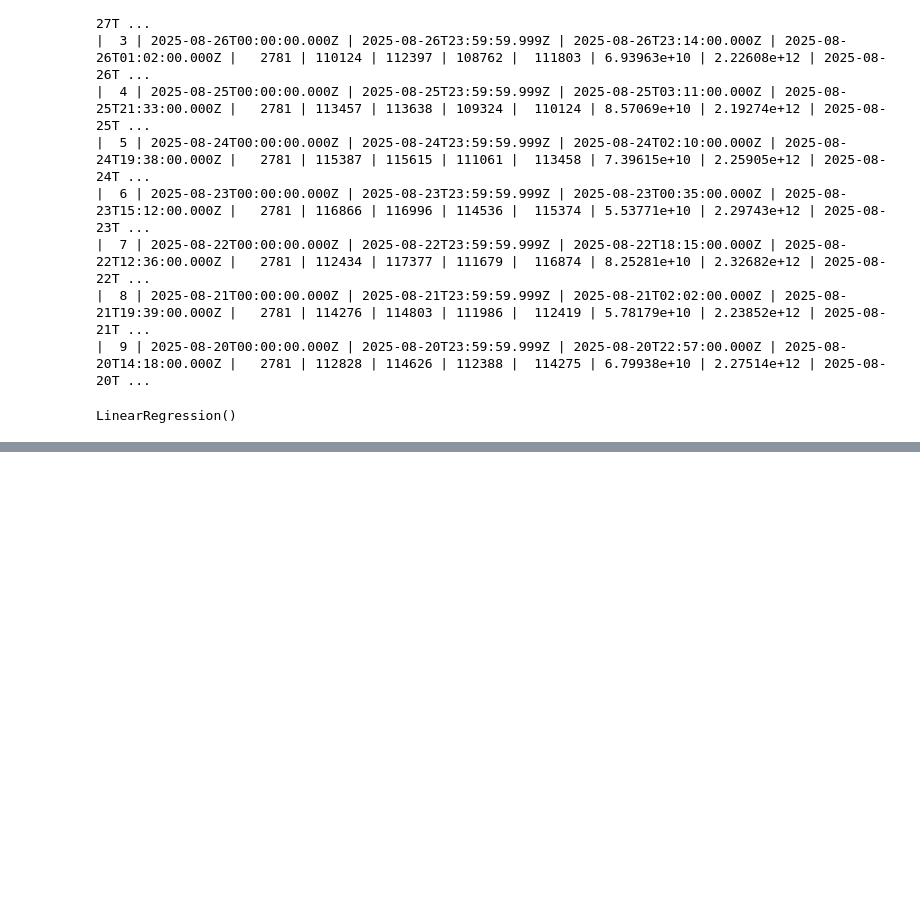
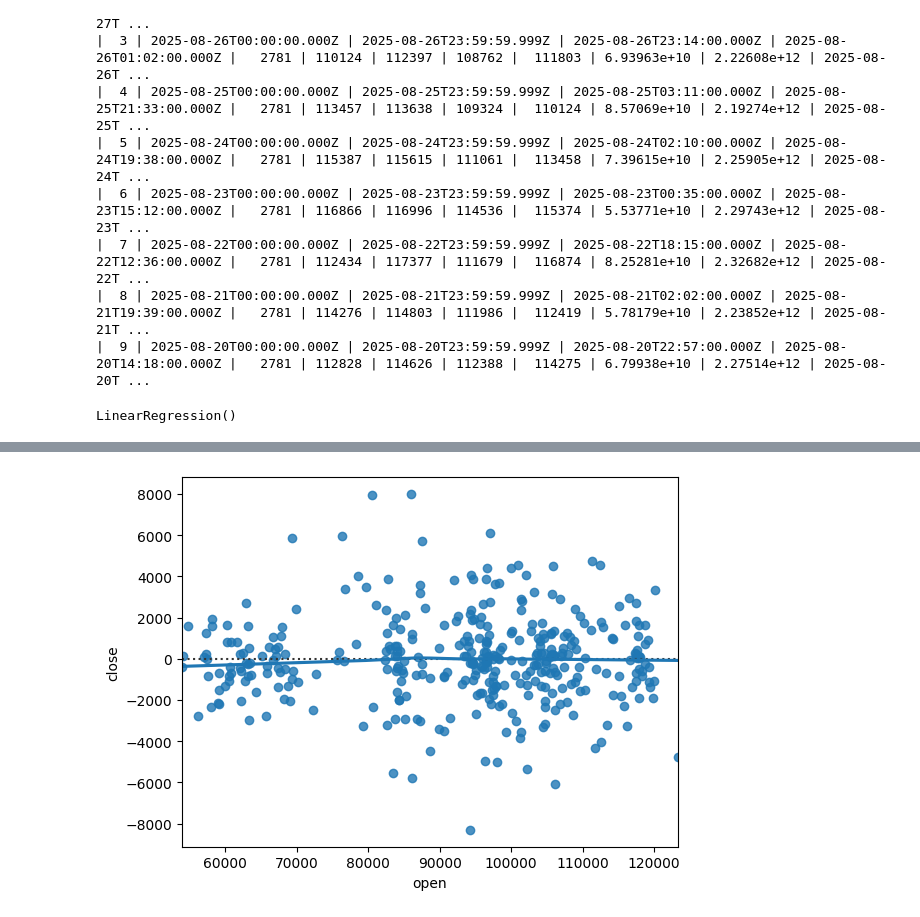
Before and after one commit to sivasamy1/Machine_learning_research, a Jupyter notebook: Stock_price_prediction_linear_regression.ipynb, the cells around one changed output, grey strips where cells are left out. Cells and saved outputs as stored; diff of their text form; code cells hidden in the pictures; blank space fills up the shorter version.

```diff
--- a/Stock_price_prediction_linear_regression.ipynb
+++ b/Stock_price_prediction_linear_regression.ipynb
@@ -61,0 +98,7 @@ print(response)
+# %%
+sns.residplot(x='open', y='close', data=df, lowess = True)
+plt.xlabel("open")
+plt.ylabel("close")
+plt.show()
+# %% [output]
+[figure, added]
```
Also changed, not shown: parts of 8 cells of this notebook.
